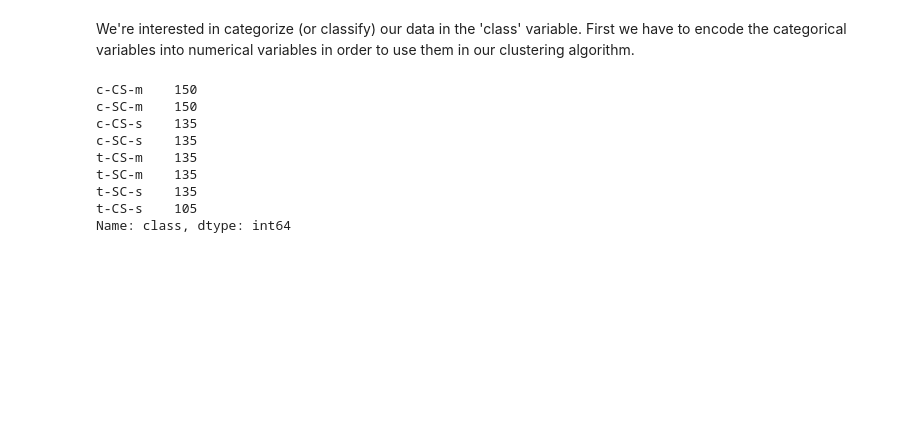
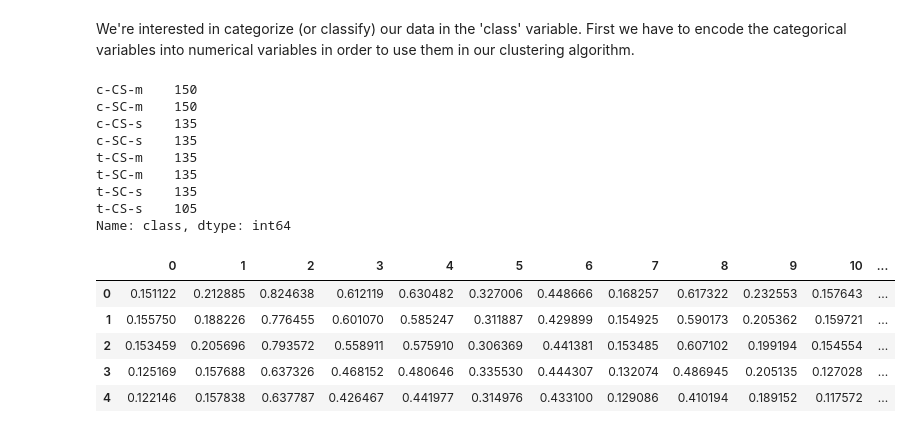
Before and after one commit to polo-music/color-detection, a Jupyter notebook: mice_classification.ipynb, the cells around one changed output. Drawn from its saved outputs; the diff is of its cells as text; code cells hidden in the pictures; blank space fills up the shorter version.

Commit message:
Added manipulation of data + linealization for DBSCAN clustering and KMeans clustering

```diff
--- a/mice_classification.ipynb
+++ b/mice_classification.ipynb
@@ -198,3 +198,31 @@ t-SC-m    135
 t-SC-s    135
 t-CS-s    105
 Name: class, dtype: int64
+# %%
+# Now we get the independent variables to use to get the prediction
+# We drop only the column that we want to predict
+x = df2.drop('class', axis = 1)
+
+# Converting the categorical data to indicative variables using get_dummies() pandas method: https://pandas.pydata.org/docs/reference/api/pandas.get_dummies.html
+x = pd.get_dummies(x, columns = ['Treatment', 'Behavior', 'Genotype'])
+# %%
+# Drop MouseID since it's not important
+x = x.drop('MouseID', axis = 1)
+# Forgot to do so and found out when trying to scale the dataset lol
+# %%
+# Scale the independent variable dataset from 0 to 1
+from sklearn.preprocessing import MinMaxScaler
+
+scaler = MinMaxScaler()
+
+x_scaled = scaler.fit_transform(x)
+x_scaled = pd.DataFrame(x_scaled)
+
+x_scaled.head()
+# %% [output]
+|  | 0 | 1 | 2 | 3 | 4 | 5 | 6 | 7 | 8 | 9 | 10 | ... |
+| 0 | 0.151122 | 0.212885 | 0.824638 | 0.612119 | 0.630482 | 0.327006 | 0.448666 | 0.168257 | 0.617322 | 0.232553 | 0.157643 | ... |
+| 1 | 0.155750 | 0.188226 | 0.776455 | 0.601070 | 0.585247 | 0.311887 | 0.429899 | 0.154925 | 0.590173 | 0.205362 | 0.159721 | ... |
+| 2 | 0.153459 | 0.205696 | 0.793572 | 0.558911 | 0.575910 | 0.306369 | 0.441381 | 0.153485 | 0.607102 | 0.199194 | 0.154554 | ... |
+| 3 | 0.125169 | 0.157688 | 0.637326 | 0.468152 | 0.480646 | 0.335530 | 0.444307 | 0.132074 | 0.486945 | 0.205135 | 0.127028 | ... |
+| 4 | 0.122146 | 0.157838 | 0.637787 | 0.426467 | 0.441977 | 0.314976 | 0.433100 | 0.129086 | 0.410194 | 0.189152 | 0.117572 | ... |
```
Also changed, not shown: parts of 1 cell of this notebook.
